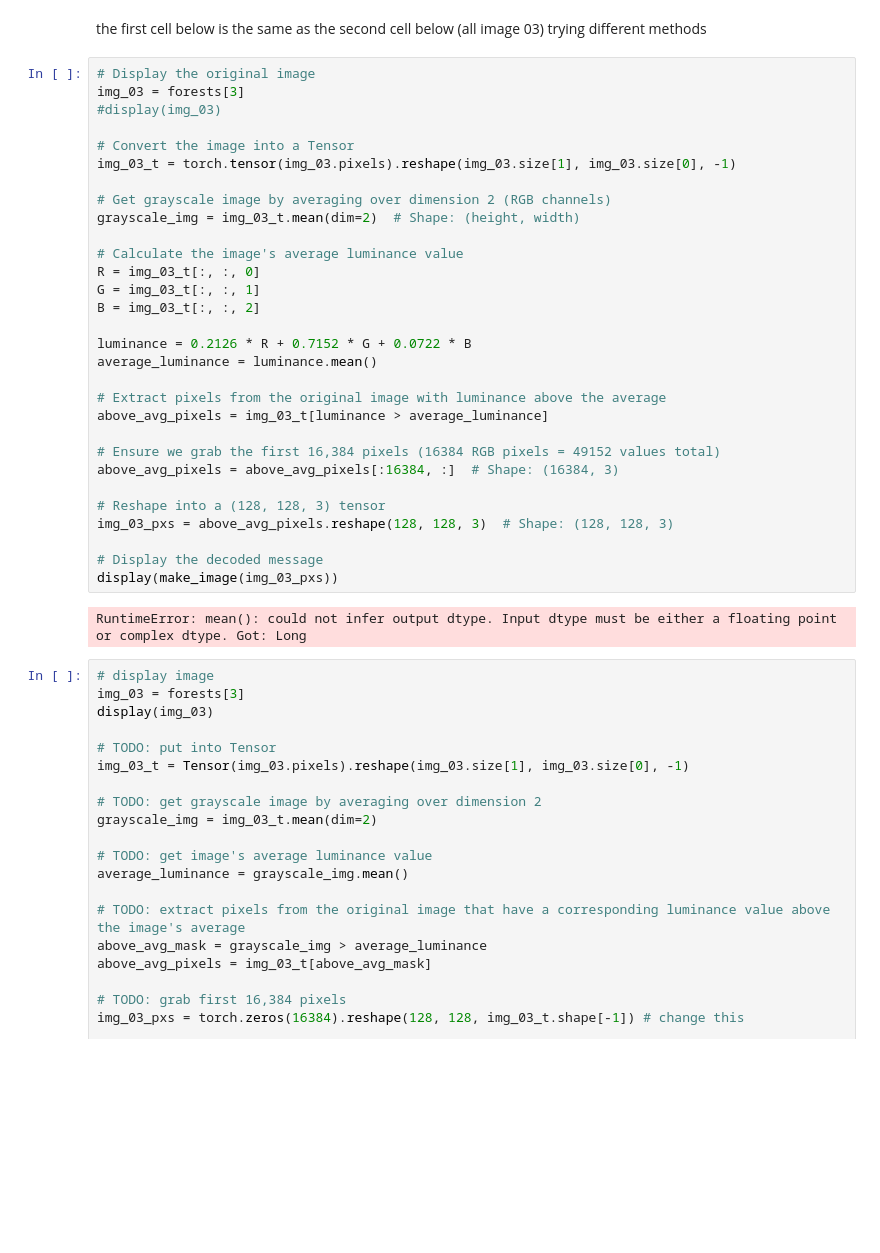
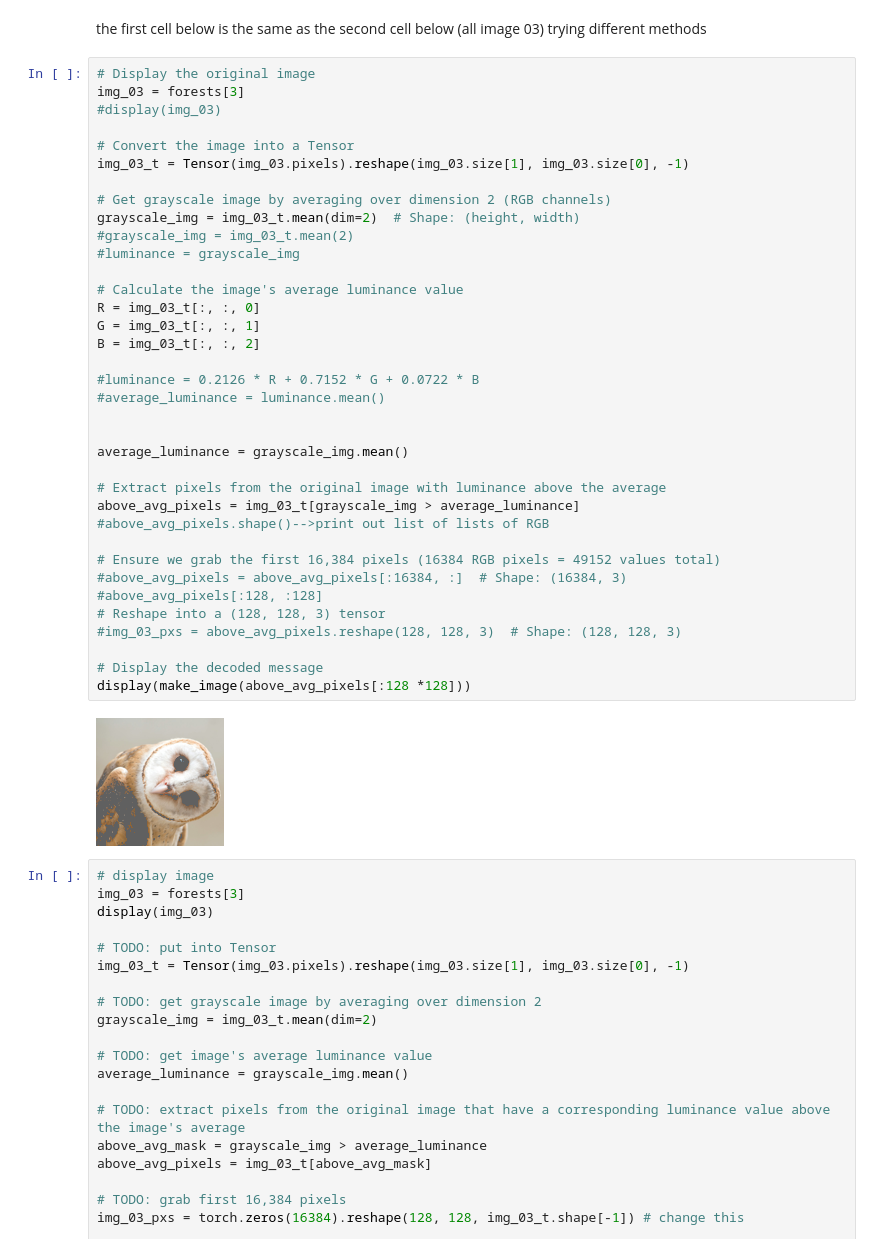
Before and after one commit to DM-GY-9103-intro-to-ML-nyu/HW11, a Jupyter notebook: HW11.ipynb, the cells around one changed output. Drawn from its saved outputs; the diff is of its cells as text; blank space fills up the shorter version.

```diff
--- a/HW11.ipynb
+++ b/HW11.ipynb
@@ -220,35 +224,41 @@ the first cell below is the same as the second cell below (all image 03) trying
 # %%
 # Display the original image
 img_03 = forests[3]
 #display(img_03)
 
 # Convert the image into a Tensor
-img_03_t = torch.tensor(img_03.pixels).reshape(img_03.size[1], img_03.size[0], -1)
+img_03_t = Tensor(img_03.pixels).reshape(img_03.size[1], img_03.size[0], -1)
 
 # Get grayscale image by averaging over dimension 2 (RGB channels)
 grayscale_img = img_03_t.mean(dim=2)  # Shape: (height, width)
+#grayscale_img = img_03_t.mean(2)
+#luminance = grayscale_img
 
 # Calculate the image's average luminance value
 R = img_03_t[:, :, 0]
 G = img_03_t[:, :, 1]
 B = img_03_t[:, :, 2]
 
-luminance = 0.2126 * R + 0.7152 * G + 0.0722 * B
-average_luminance = luminance.mean()
+#luminance = 0.2126 * R + 0.7152 * G + 0.0722 * B
+#average_luminance = luminance.mean()
+
+
+average_luminance = grayscale_img.mean()
 
 # Extract pixels from the original image with luminance above the average
-above_avg_pixels = img_03_t[luminance > average_luminance]
+above_avg_pixels = img_03_t[grayscale_img > average_luminance]
+#above_avg_pixels.shape()-->print out list of lists of RGB
 
 # Ensure we grab the first 16,384 pixels (16384 RGB pixels = 49152 values total)
-above_avg_pixels = above_avg_pixels[:16384, :]  # Shape: (16384, 3)
-
+#above_avg_pixels = above_avg_pixels[:16384, :]  # Shape: (16384, 3)
+#above_avg_pixels[:128, :128]
 # Reshape into a (128, 128, 3) tensor
-img_03_pxs = above_avg_pixels.reshape(128, 128, 3)  # Shape: (128, 128, 3)
+#img_03_pxs = above_avg_pixels.reshape(128, 128, 3)  # Shape: (128, 128, 3)
 
 # Display the decoded message
-display(make_image(img_03_pxs))
+display(make_image(above_avg_pixels[:128 *128]))
 # %% [output]
-RuntimeError: mean(): could not infer output dtype. Input dtype must be either a floating point or complex dtype. Got: Long
+[figure, added]
 # %%
 # display image
 img_03 = forests[3]
```
Also changed, not shown: parts of 2 cells of this notebook.
